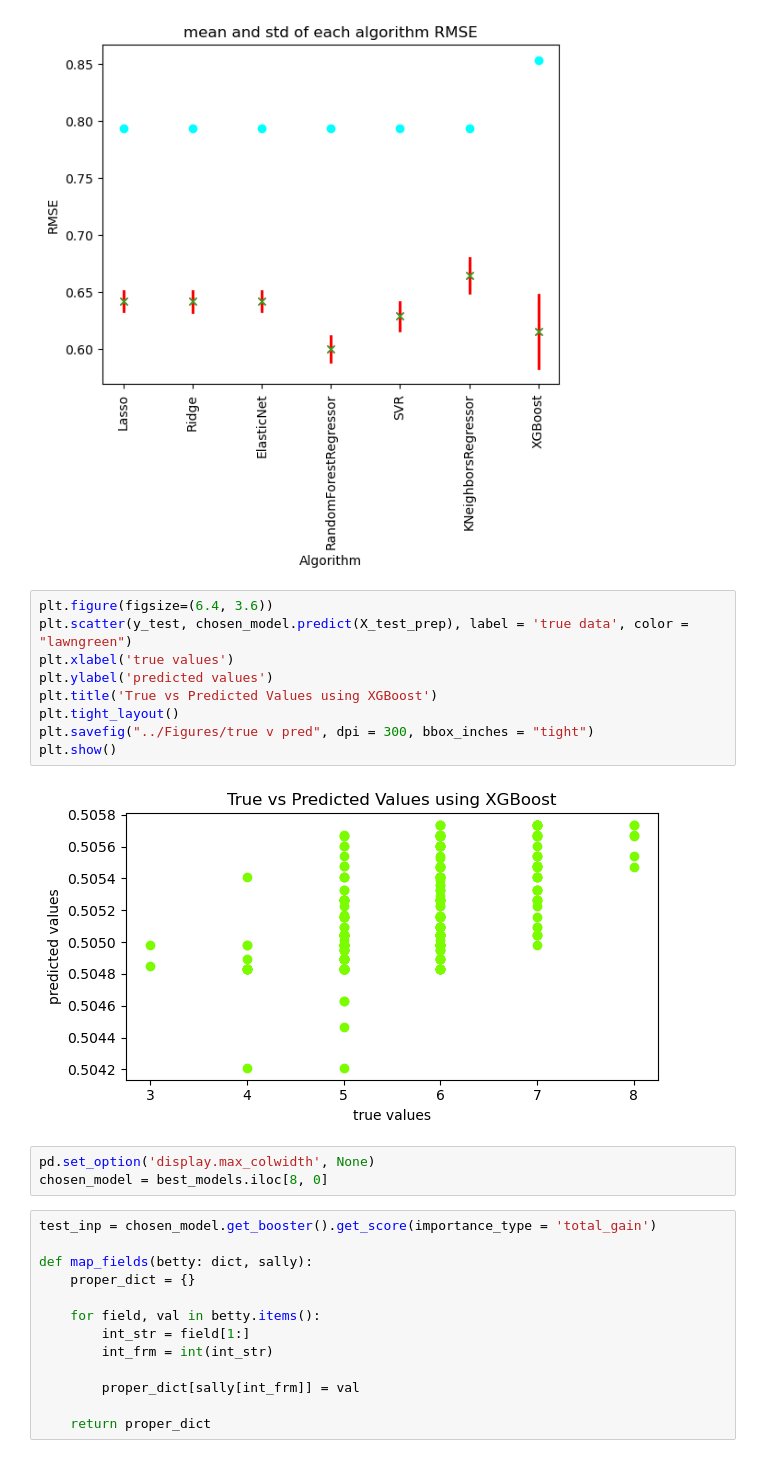
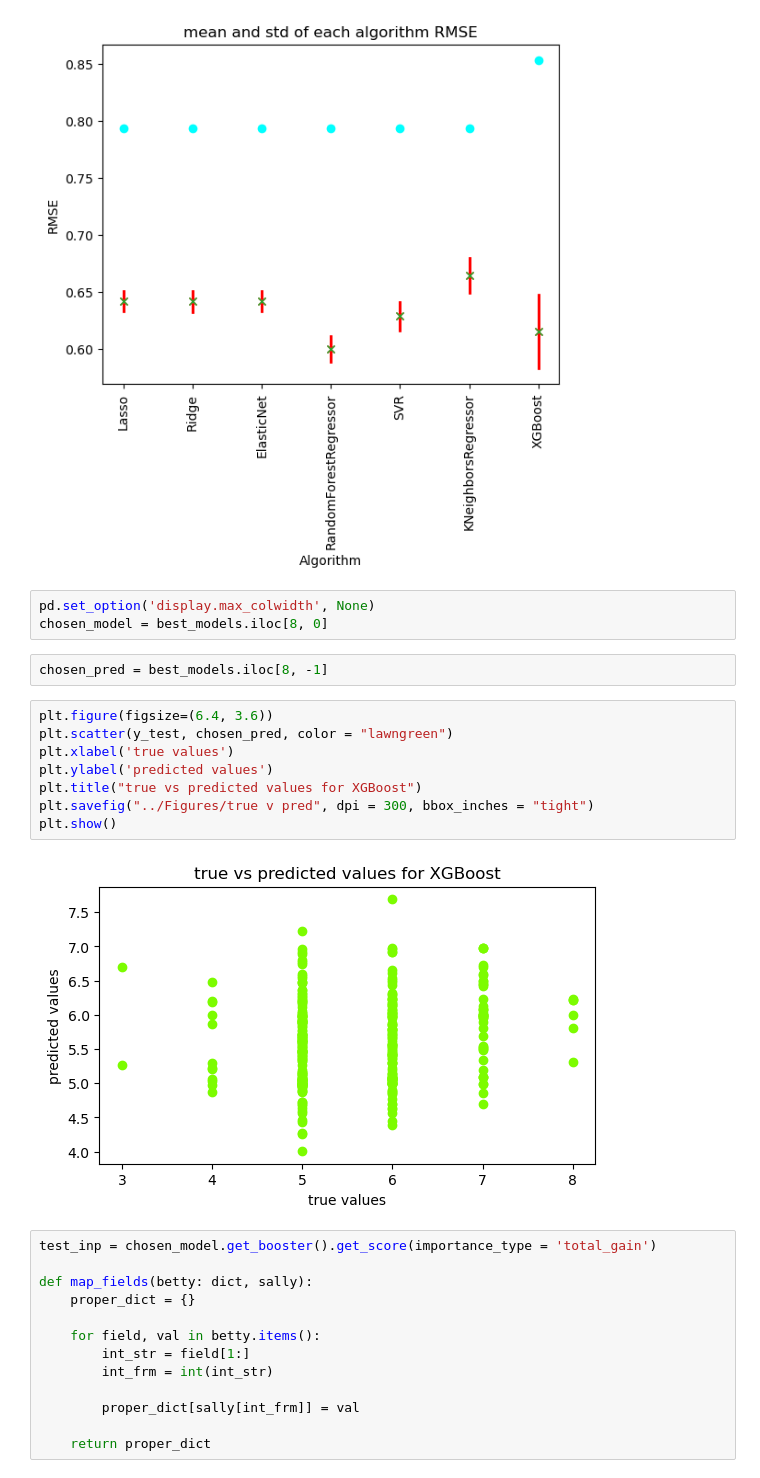
Before and after one commit to numbersix1103/Final, a Jupyter notebook: src/Wine Quality.ipynb, the cells around one changed output. Saved outputs shown, nothing was run; the diff lists cells and outputs as text.

```diff
--- a/src/Wine Quality.ipynb
+++ b/src/Wine Quality.ipynb
@@ -581,20 +563,21 @@ plt.savefig("../Figures/uncertain", dpi = 300, bbox_inches = "tight")
 plt.show()
 # %% [output]
 [figure]
-# %%
-plt.figure(figsize=(6.4, 3.6))
-plt.scatter(y_test, chosen_model.predict(X_test_prep), label = 'true data', color = "lawngreen")
-plt.xlabel('true values')
-plt.ylabel('predicted values')
-plt.title('True vs Predicted Values using XGBoost')
-plt.tight_layout()
-plt.savefig("../Figures/true v pred", dpi = 300, bbox_inches = "tight")
-plt.show()
-# %% [output]
-[figure, removed]
 # %%
 pd.set_option('display.max_colwidth', None)
 chosen_model = best_models.iloc[8, 0]
+# %%
+chosen_pred = best_models.iloc[8, -1]
+# %%
+plt.figure(figsize=(6.4, 3.6))
+plt.scatter(y_test, chosen_pred, color = "lawngreen")
+plt.xlabel('true values')
+plt.ylabel('predicted values')
+plt.title("true vs predicted values for XGBoost")
+plt.savefig("../Figures/true v pred", dpi = 300, bbox_inches = "tight")
+plt.show()
+# %% [output]
+[figure, added]
 # %%
 test_inp = chosen_model.get_booster().get_score(importance_type = 'total_gain')
 
```
Also changed, not shown: parts of 10 cells of this notebook, 3 other files.
